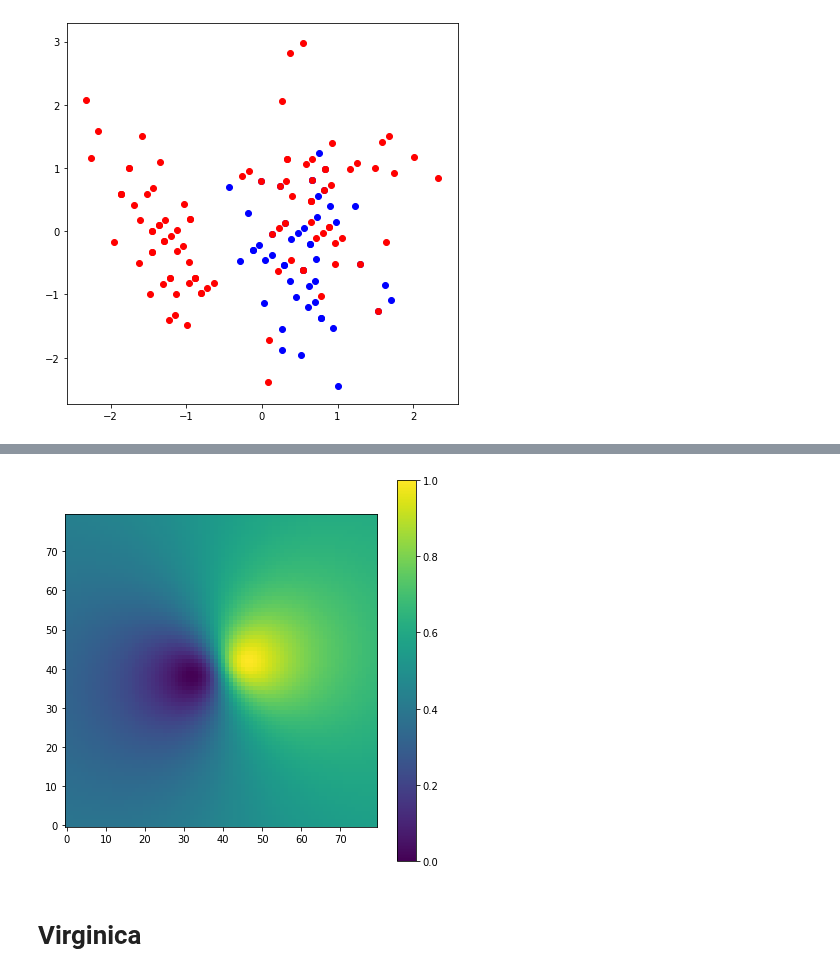
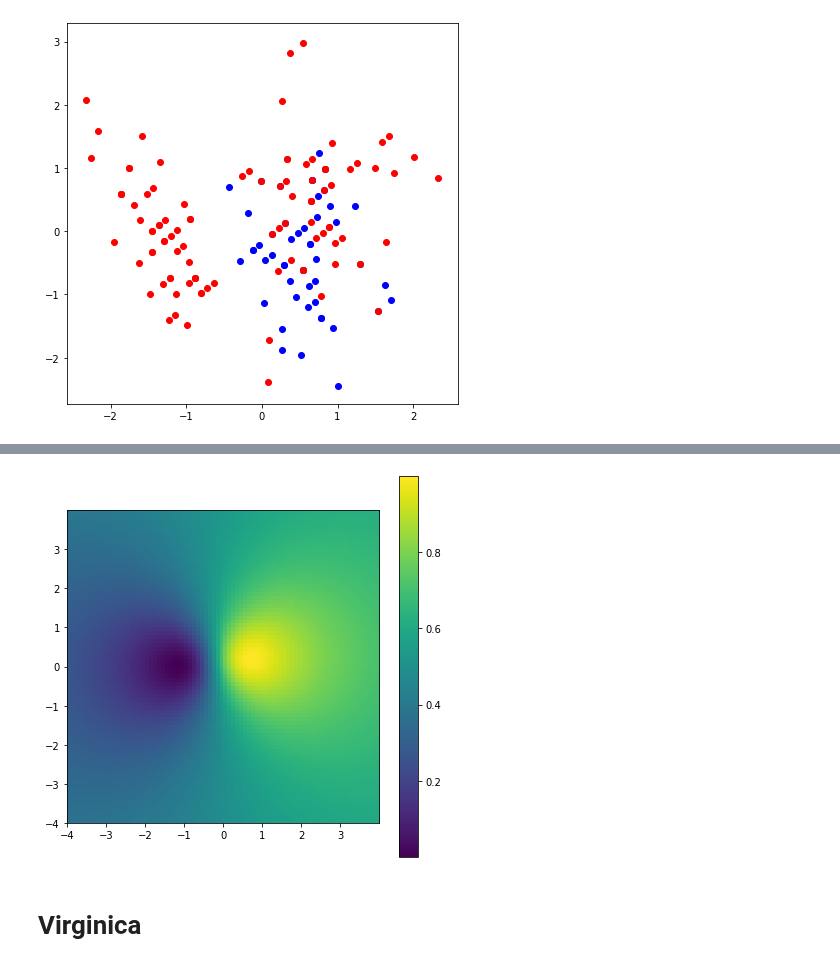
Before and after one commit to ritafolisi/Tirocinio, a Jupyter notebook: Visualizzazione-FCM.ipynb, the cells around one changed output, grey strips where cells are left out. Saved outputs shown, nothing was run; the diff lists cells and outputs as text; code cells hidden in the pictures.

```diff
--- a/Visualizzazione-FCM.ipynb
+++ b/Visualizzazione-FCM.ipynb
@@ -154,5 +173,4 @@ plt.show()
 # %%
-
 #gr_dataset()
 x = np.arange(-4, 4, .1)
 y = np.arange(-4, 4, .1)
@@ -165,20 +183,23 @@ zs2 = []
 for i in range(0, len(zs)):
     zs1.append(zs[i][0][0])
     zs2.append(zs[i][0][1])
-Z = np.array(zs1).reshape(X.shape)
+Z = np.array(zs2).reshape(X.shape)
 
 normalized = (Z-Z.min())/(Z.max()-Z.min())
 #gr_membership_contour(clf.predict)
 
 #plt.show()
-# %%
-plt.figure(figsize=(7,7))
-plt.imshow(normalized)
-plt.colorbar()
-plt.gca().invert_yaxis()
-plt.show()
-# %% [output]
-[figure, removed]
+# %%
+plt.figure(figsize=(7,7))
+plt.clf()
+plt.imshow(Z, extent=[-4, 4, -4, 4], origin='lower')
+plt.xticks(np.arange(-4,4,1))
+plt.yticks(np.arange(-4,4,1))
+plt.colorbar()
+#plt.show()
+plt.savefig("versicolorhm.png")
+# %% [output]
+[figure, added]
 # %% [markdown]
 # Virginica
 # %%
```
Also changed, not shown: parts of 9 cells of this notebook, 9 other files.
